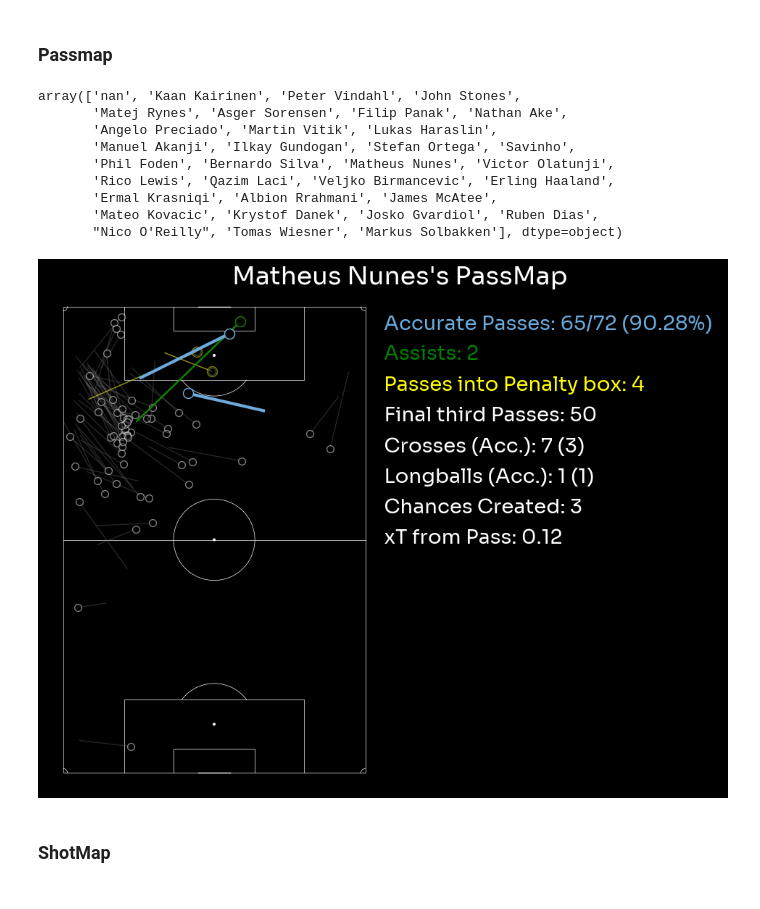
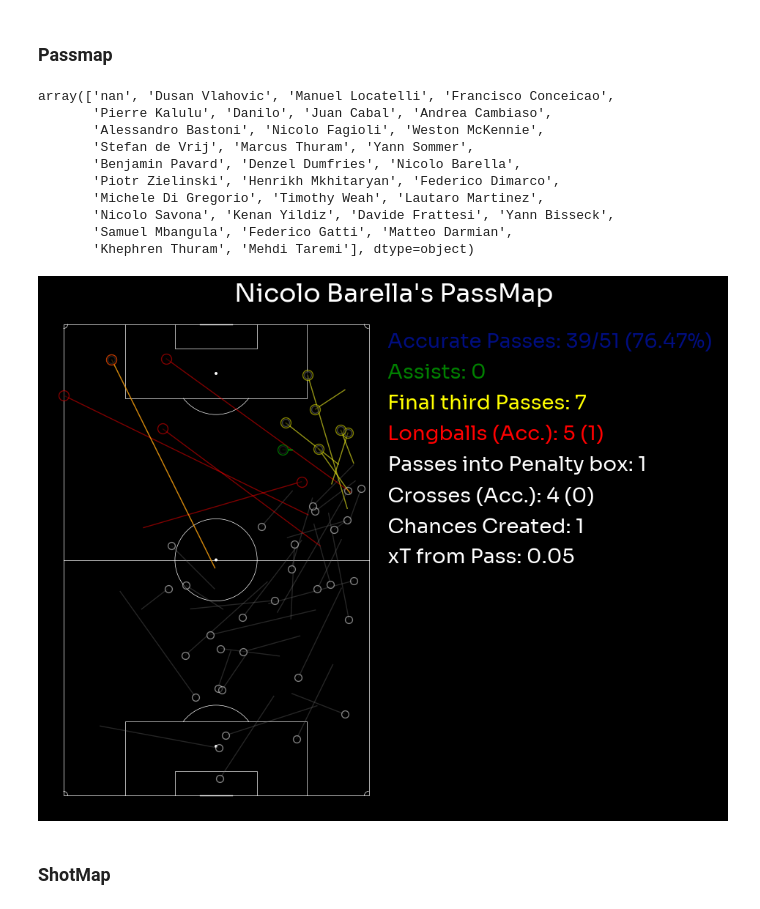
Before and after one commit to ishdeep-10/IndianCitizen, a Jupyter notebook: ScorePredict/notebooks/PostMatchAnalysis.ipynb, the cells around one changed output. Drawn from its saved outputs; the diff is of its cells as text; code cells hidden in the pictures.

```diff
--- a/ScorePredict/notebooks/PostMatchAnalysis.ipynb
+++ b/ScorePredict/notebooks/PostMatchAnalysis.ipynb
@@ -90,7 +95,7 @@ ws = sd.WhoScored(leagues="ENG-Premier League", seasons="2024-25")
 # %% [output]
 [10/24/24 14:19:49] INFO     Saving cached data to C:\Users\acer\soccerdata\data\WhoScored            ]8;id=594025;file://C:\Users\acer\AppData\Local\Programs\Python\Python310\lib\site-packages\soccer ...
 # %%
-match_html_path = "C:/Users/acer/Documents/GitHub/IndianCitizen/ScorePredict/HTMLs/Manchester CityVSparta Prague.html"
+match_html_path = "C:/Users/acer/Documents/GitHub/IndianCitizen/ScorePredict/HTMLs/Real MadridVBarcelona.html"
 
 def extract_json_from_html(html_path, save_output=False):
     with open(html_path, 'r', encoding='utf-8') as html_file:
@@ -140,7 +145,7 @@ df = pd.DataFrame(events_dict)
 dfp = pd.DataFrame(players_df)
 # %%
 # Put the match HTML file path here
-match_html_path = "C:/Users/acer/Documents/GitHub/IndianCitizen/ScorePredict/HTMLs/Manchester CityVSparta Prague.html"
+match_html_path = "C:/Users/acer/Documents/GitHub/IndianCitizen/ScorePredict/HTMLs/InterVJuventus.html"
 
 def extract_json_from_html(html_path, save_output=False):
     with open(html_path, 'r', encoding='utf-8') as html_file:
@@ -1418,17 +1513,18 @@ fig.subplots_adjust(wspace=0.01)
 # %%
 df['name'].unique()
 # %% [output]
-array(['nan', 'Kaan Kairinen', 'Peter Vindahl', 'John Stones',
-       'Matej Rynes', 'Asger Sorensen', 'Filip Panak', 'Nathan Ake',
-       'Angelo Preciado', 'Martin Vitik', 'Lukas Haraslin',
-       'Manuel Akanji', 'Ilkay Gundogan', 'Stefan Ortega', 'Savinho',
-       'Phil Foden', 'Bernardo Silva', 'Matheus Nunes', 'Victor Olatunji',
-       'Rico Lewis', 'Qazim Laci', 'Veljko Birmancevic', 'Erling Haaland',
-       'Ermal Krasniqi', 'Albion Rrahmani', 'James McAtee',
-       'Mateo Kovacic', 'Krystof Danek', 'Josko Gvardiol', 'Ruben Dias',
-       "Nico O'Reilly", 'Tomas Wiesner', 'Markus Solbakken'], dtype=object)
+array(['nan', 'Dusan Vlahovic', 'Manuel Locatelli', 'Francisco Conceicao',
+       'Pierre Kalulu', 'Danilo', 'Juan Cabal', 'Andrea Cambiaso',
+       'Alessandro Bastoni', 'Nicolo Fagioli', 'Weston McKennie',
+       'Stefan de Vrij', 'Marcus Thuram', 'Yann Sommer',
+       'Benjamin Pavard', 'Denzel Dumfries', 'Nicolo Barella',
+       'Piotr Zielinski', 'Henrikh Mkhitaryan', 'Federico Dimarco',
+       'Michele Di Gregorio', 'Timothy Weah', 'Lautaro Martinez',
+       'Nicolo Savona', 'Kenan Yildiz', 'Davide Frattesi', 'Yann Bisseck',
+       'Samuel Mbangula', 'Federico Gatti', 'Matteo Darmian',
+       'Khephren Thuram', 'Mehdi Taremi'], dtype=object)
 # %%
-team1_facecolor = '#6CABDD'
+team1_facecolor = '#010E80'
 # %%
 def player_passMap(ax, pname):
     pitch = VerticalPitch(pitch_type='uefa',half=False, corner_arcs=True, pitch_color=background, line_color='white', linewidth=0.5)
@@ -1480,33 +1576,36 @@ def player_passMap(ax, pname):
     pitch.lines(acc_pass.x, acc_pass.y, acc_pass.endX, acc_pass.endY, color='grey', lw=1, alpha=0.3, comet=False, zorder=2, ax=ax)
     pitch.lines(key_pass.x, key_pass.y, key_pass.endX, key_pass.endY, color='green',  lw=2, alpha=0.8,comet=False, zorder=4, ax=ax)
     pitch.lines(assist.x, assist.y, assist.endX, assist.endY, color=team1_facecolor, lw=3, alpha=1,comet=False, zorder=5, ax=ax)
-    pitch.lines(pen_box.x, pen_box.y, pen_box.endX, pen_box.endY, color='yellow', lw=1, alpha=0.5,comet=False, zorder=3, ax=ax)
+    pitch.lines(long_pass.x, long_pass.y, long_pass.endX, long_pass.endY, color='red', lw=1, alpha=0.5,comet=False, zorder=3, ax=ax)
+    pitch.lines(fnl_thd.x, fnl_thd.y, fnl_thd.endX, fnl_thd.endY, color='yellow', lw=1, alpha=0.5,comet=False, zorder=3, ax=ax)
 
     ax.scatter(acc_pass.endY, acc_pass.endX, s=50, color=background,edgecolor='white', alpha=0.5, zorder=2)
     ax.scatter(key_pass.endY, key_pass.endX, s=100, color=background,edgecolor='green', alpha=0.8, zorder=4)
     ax.scatter(assist.endY, assist.endX, s=100, color=background,edgecolor=team1_facecolor, alpha=1, zorder=5)
-    ax.scatter(pen_box.endY, pen_box.endX, s=100, color=background,edgecolor='yellow', alpha=0.5, zorder=3)
+    ax.scatter(fnl_thd.endY, fnl_thd.endX, s=100, color=background,edgecolor='yellow', alpha=0.5, zorder=3)
+    ax.scatter(long_pass.endY, long_pass.endX, s=100, color=background,edgecolor='red', alpha=0.5, zorder=3)
 
     ax.text(30,110,f"{pname}'s PassMap", color='white', fontsize=25,fontproperties=font_prop)
     ax_text(0, 75, f'''
     <Accurate Passes: {len(acc_pass)}/{len(dfpass)} ({accurate_pass_perc}%)> \n\n
     <Assists: {len(assist)}>\n\n
-    <Passes into Penalty box: {len(pen_box)}> \n\n
-    Final third Passes: {len(fnl_thd)} \n\n
+    <Final third Passes: {len(fnl_thd)}> \n\n
+    <Longballs (Acc.): {len(long_pass)} ({len(long_pass_acc)})> \n\n
+    Passes into Penalty box: {len(pen_box)} \n\n
     Crosses (Acc.): {len(cross)} ({len(cross_acc)}) \n\n
-    Longballs (Acc.): {len(long_pass)} ({len(long_pass_acc)}) \n\n
     Chances Created: {len(key_pass)}\n\n
     xT from Pass: {xT_by_Pass}
     ''',
     color='white',fontproperties=font_prop,
-    highlight_textprops=[{'color':team1_facecolor}, {'color':'green'}, {'color':'yellow'}], fontsize=20, ha='left', va='center', ax=ax)
+    highlight_textprops=[{'color':team1_facecolor}, {'color':'green'}, {'color':'yellow'},{'color':'red'}], fontsize=20, ha='left', va='center', ax=ax)
 
     return
 # %%
 fig,ax=plt.subplots(figsize=(16,9),facecolor=background)
-pname = 'Matheus Nunes'
+pname = 'Nicolo Barella'
 player_passMap(ax, pname)
+fig.savefig(f'C:/Users/acer/Documents/GitHub/IndianCitizen/ScorePredict/MatchReports/InterVJuve/8.png',dpi=500,bbox_inches = 'tight',facecolor=background)
 # %% [output]
-[figure, old version]
+[figure, new version]
 # %% [markdown]
 ### ShotMap
```
Also changed, not shown: parts of 19 cells of this notebook, 24 other files.
